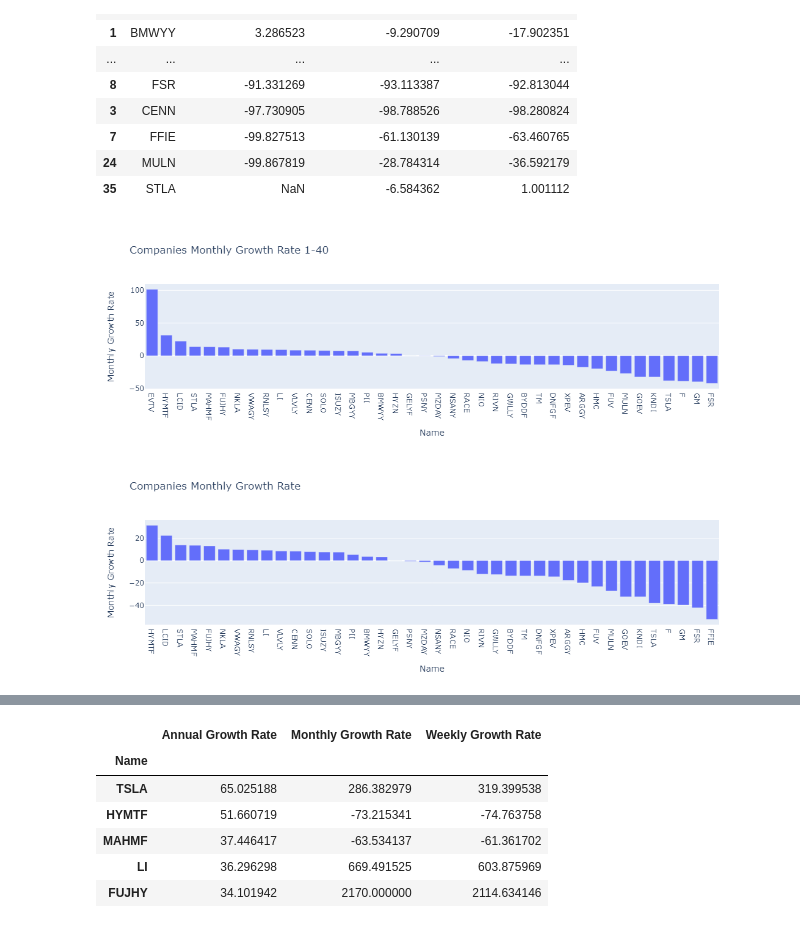
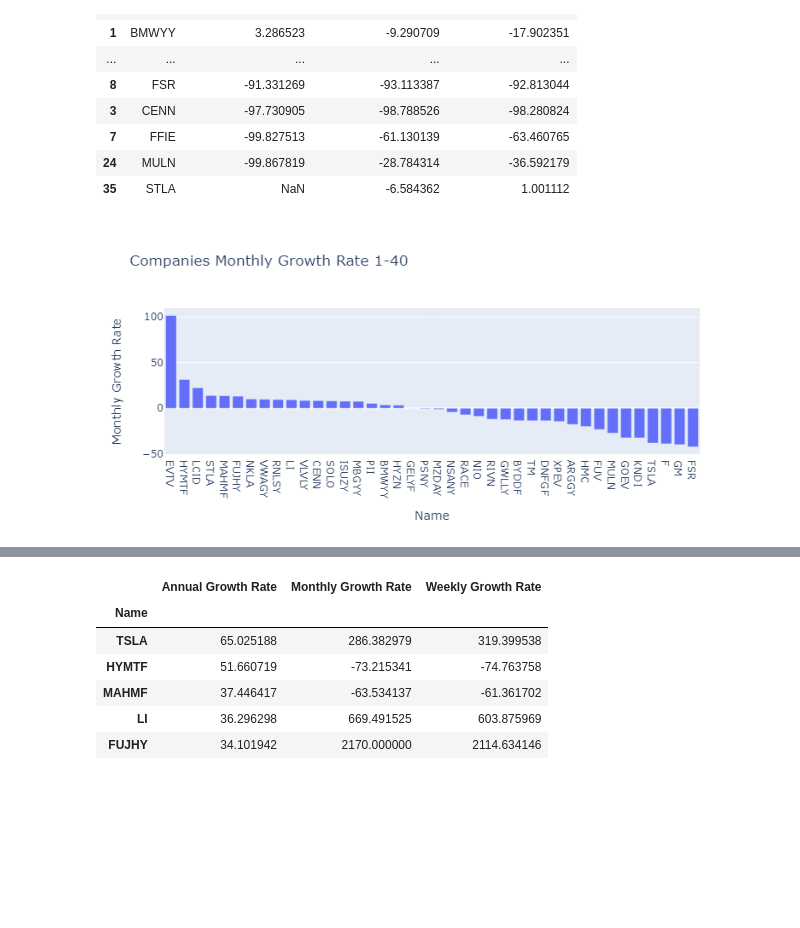
Before and after one commit to navi-08/ev-forecasting, a Jupyter notebook: ev stock analysis.ipynb, the cells around one changed output, grey strips where cells are left out. Cells and saved outputs as stored; diff of their text form; code cells hidden in the pictures; blank space fills up the shorter version.

```diff
--- a/ev stock analysis.ipynb
+++ b/ev stock analysis.ipynb
@@ -334,11 +331,8 @@ Annual Growth Rate -40-
 # %%
 fig = px.bar(RANKING3[0:40], x='Name', y='Monthly Growth Rate',title="Companies Monthly Growth Rate 1-40")
 fig.show()
-fig = px.bar(RANKING3[-40:], x='Name', y='Monthly Growth Rate',title="Companies Monthly Growth Rate")
-fig.show()
 # %% [output]
-[figure, old version]
+[figure, new version]
-[figure, removed]
 # %%
 fig = px.bar(RANKING4[:40], x='Name', y='Weekly Growth Rate',title="Companies Weekly Growth Rate 1-40")
 fig.show()
```
Also changed, not shown: parts of 3 cells of this notebook.
